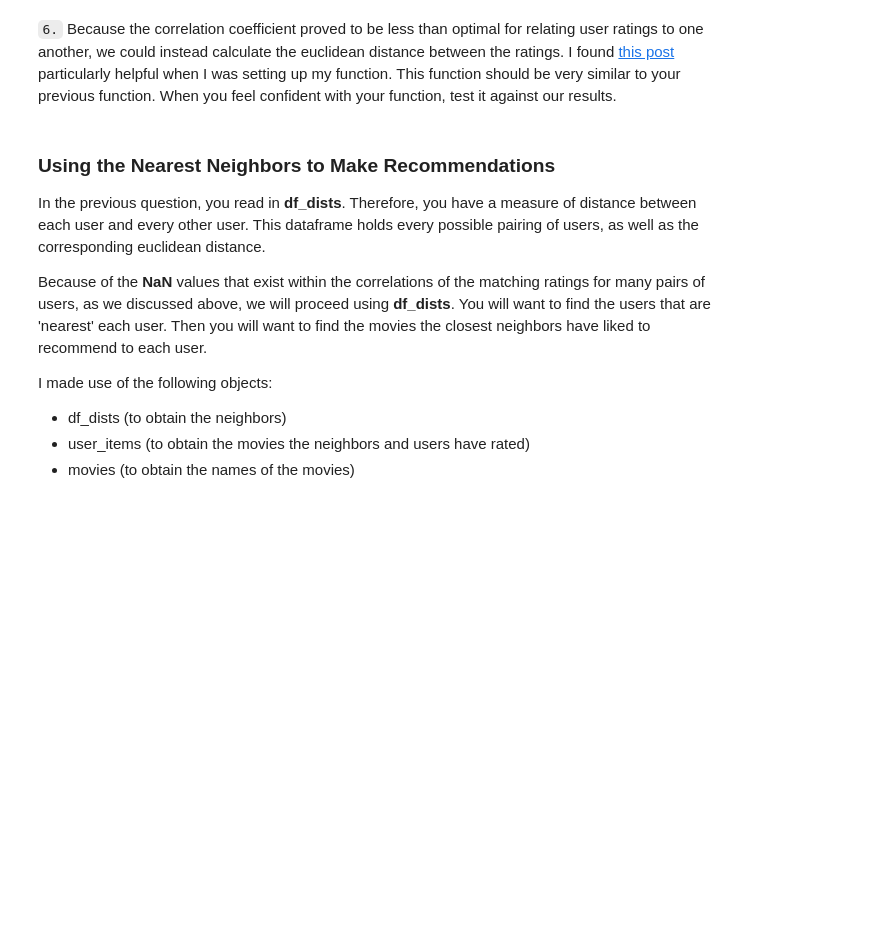
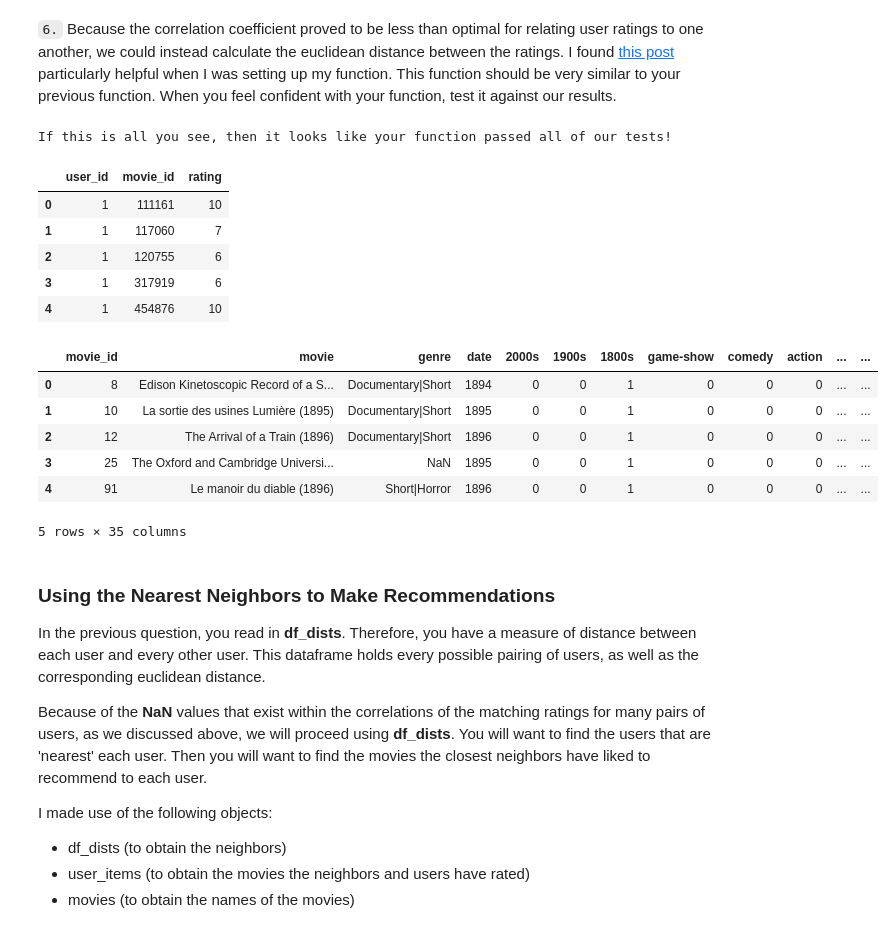
Before and after one commit to huli/dsnd, a Jupyter notebook: recommendation-engines/Collaborative Filtering.ipynb, the cells around one changed output. Drawn from its saved outputs; the diff is of its cells as text; code cells hidden in the pictures; blank space fills up the shorter version.

```diff
--- a/recommendation-engines/Collaborative Filtering.ipynb
+++ b/recommendation-engines/Collaborative Filtering.ipynb
@@ -361,10 +361,30 @@ df_dists = pd.read_pickle("data/dists.p")
 # %%
 # Test your function against the solution
 assert compute_euclidean_dist(2,2) == df_dists.query("user1 == 2 and user2 == 2")['eucl_dist'][0], "Oops!  The distance between a user and itself should be 0.0."
-assert round(compute_euclidean_dist(2,66), 2) == round(df_dists.query("user1 == 2 and user2 == 66")['eucl_dist'][1], 2), "Oops!  The distance between user 2 and 66 should be about 2.24."
-assert np.isnan(compute_euclidean_dist(2,104)) == np.isnan(df_dists.query("user1 == 2 and user2 == 104")['eucl_dist'][4]), "Oops!  The distance between user 2 and 104 should be 2."
+assert round(compute_euclidean_dist(2, 67), 2) == round(df_dists.query("user1 == 2 and user2 == 66")['eucl_dist'][1], 2), "Oops!  The distance between user 2 and 66 should be about 2.24."
+assert np.isnan(compute_euclidean_dist(2, 105)) == np.isnan(df_dists.query("user1 == 2 and user2 == 104")['eucl_dist'][4]), "Oops!  The distance between user 2 and 104 should be 2."
 
 print("If this is all you see, then it looks like your function passed all of our tests!")
+# %% [output]
+If this is all you see, then it looks like your function passed all of our tests!
+# %%
+from IPython.display import display
+display(user_items.head())
+display(movies.head())
+# %% [output]
+|  | user_id | movie_id | rating |
+| 0 | 1 | 111161 | 10 |
+| 1 | 1 | 117060 | 7 |
+| 2 | 1 | 120755 | 6 |
+| 3 | 1 | 317919 | 6 |
+| 4 | 1 | 454876 | 10 |
+|  | movie_id | movie | genre | date | 2000s | 1900s | 1800s | game-show | comedy | action | ... | ... |
+| 0 | 8 | Edison Kinetoscopic Record of a S... | Documentary|Short | 1894 | 0 | 0 | 1 | 0 | 0 | 0 | ... | ... |
+| 1 | 10 | La sortie des usines Lumière (1895) | Documentary|Short | 1895 | 0 | 0 | 1 | 0 | 0 | 0 | ... | ... |
+| 2 | 12 | The Arrival of a Train (1896) | Documentary|Short | 1896 | 0 | 0 | 1 | 0 | 0 | 0 | ... | ... |
+| 3 | 25 | The Oxford and Cambridge Universi... | NaN | 1895 | 0 | 0 | 1 | 0 | 0 | 0 | ... | ... |
+| 4 | 91 | Le manoir du diable (1896) | Short|Horror | 1896 | 0 | 0 | 1 | 0 | 0 | 0 | ... | ... |
+5 rows × 35 columns
 # %% [markdown]
 ### Using the Nearest Neighbors to Make Recommendations
 
```
Also changed, not shown: parts of 15 cells of this notebook, 1 other file.
